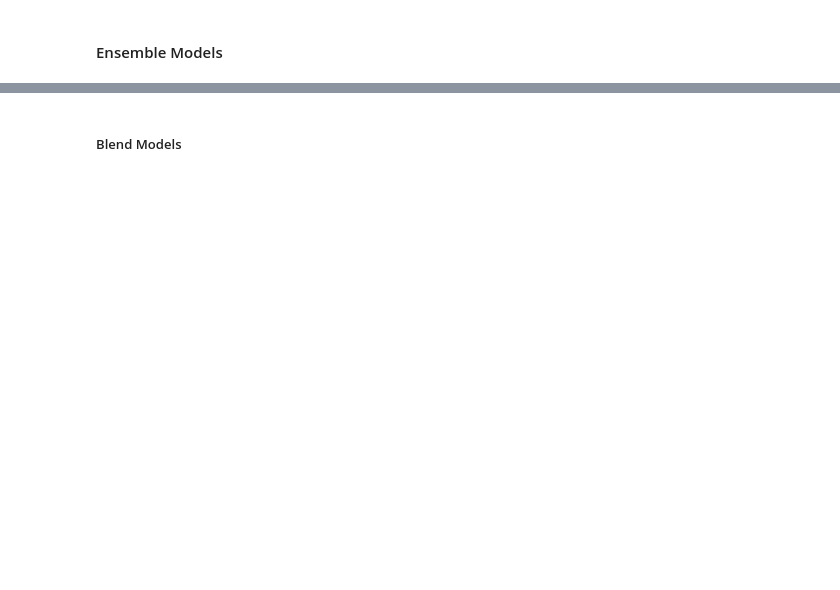
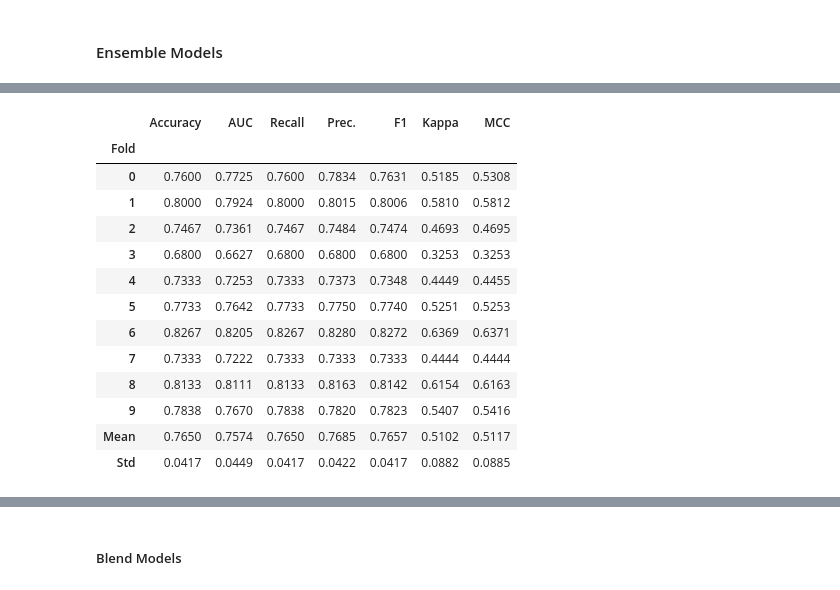
Before and after one commit to iamabutalha/Fun_Learning_ML, a Jupyter notebook: pyCaret_01_classification.ipynb, the cells around one changed output, grey strips where cells are left out. Saved outputs shown, nothing was run; the diff lists cells and outputs as text; code cells hidden in the pictures; blank space fills up the shorter version.

```diff
--- a/pyCaret_01_classification.ipynb
+++ b/pyCaret_01_classification.ipynb
@@ -52,2 +252,3 @@ bagged_dt = ensembled_model(dt)
 # %%
-boosted_dt = ensembled_model(dt, method= 'Boosting')
+boosted_dt = ensemble_model(dt, method= 'Boosting')
+# %% [output]
@@ -53,0 +256,14 @@ boosted_dt = ensembled_model(dt, method= 'Boosting')
+|  | Accuracy | AUC | Recall | Prec. | F1 | Kappa | MCC |
+| Fold |  |  |  |  |  |  |  |
+| 0 | 0.7600 | 0.7725 | 0.7600 | 0.7834 | 0.7631 | 0.5185 | 0.5308 |
+| 1 | 0.8000 | 0.7924 | 0.8000 | 0.8015 | 0.8006 | 0.5810 | 0.5812 |
+| 2 | 0.7467 | 0.7361 | 0.7467 | 0.7484 | 0.7474 | 0.4693 | 0.4695 |
+| 3 | 0.6800 | 0.6627 | 0.6800 | 0.6800 | 0.6800 | 0.3253 | 0.3253 |
+| 4 | 0.7333 | 0.7253 | 0.7333 | 0.7373 | 0.7348 | 0.4449 | 0.4455 |
+| 5 | 0.7733 | 0.7642 | 0.7733 | 0.7750 | 0.7740 | 0.5251 | 0.5253 |
+| 6 | 0.8267 | 0.8205 | 0.8267 | 0.8280 | 0.8272 | 0.6369 | 0.6371 |
+| 7 | 0.7333 | 0.7222 | 0.7333 | 0.7333 | 0.7333 | 0.4444 | 0.4444 |
+| 8 | 0.8133 | 0.8111 | 0.8133 | 0.8163 | 0.8142 | 0.6154 | 0.6163 |
+| 9 | 0.7838 | 0.7670 | 0.7838 | 0.7820 | 0.7823 | 0.5407 | 0.5416 |
+| Mean | 0.7650 | 0.7574 | 0.7650 | 0.7685 | 0.7657 | 0.5102 | 0.5117 |
+| Std | 0.0417 | 0.0449 | 0.0417 | 0.0422 | 0.0417 | 0.0882 | 0.0885 |
```
Also changed, not shown: parts of 40 cells of this notebook, 8 other files.
